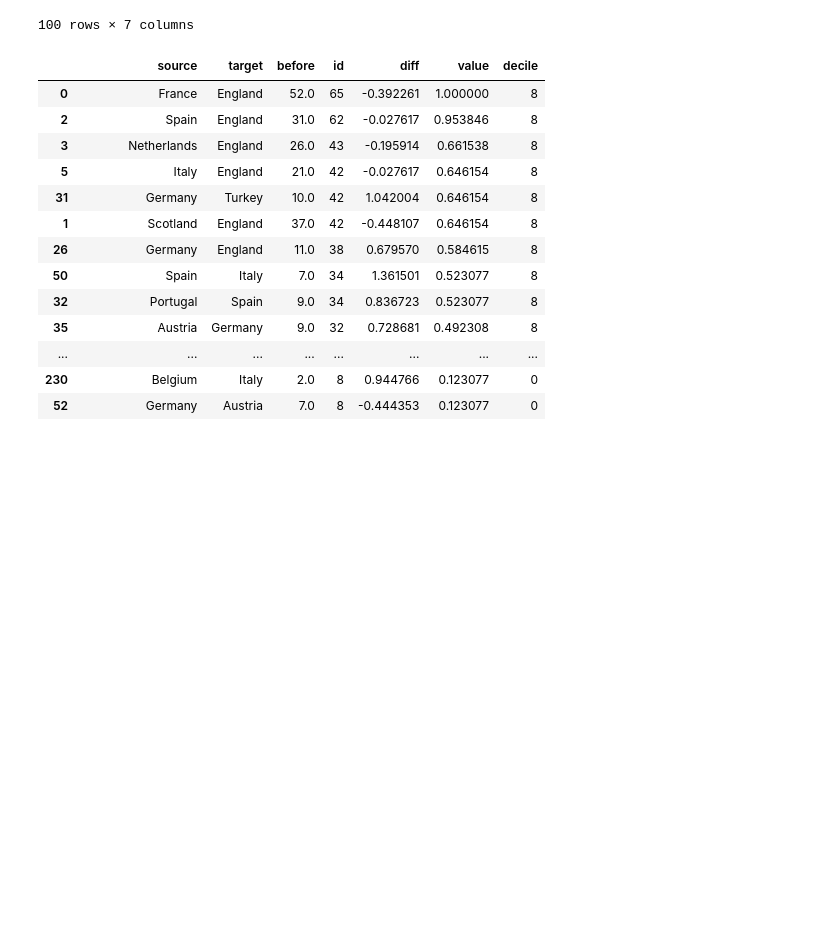
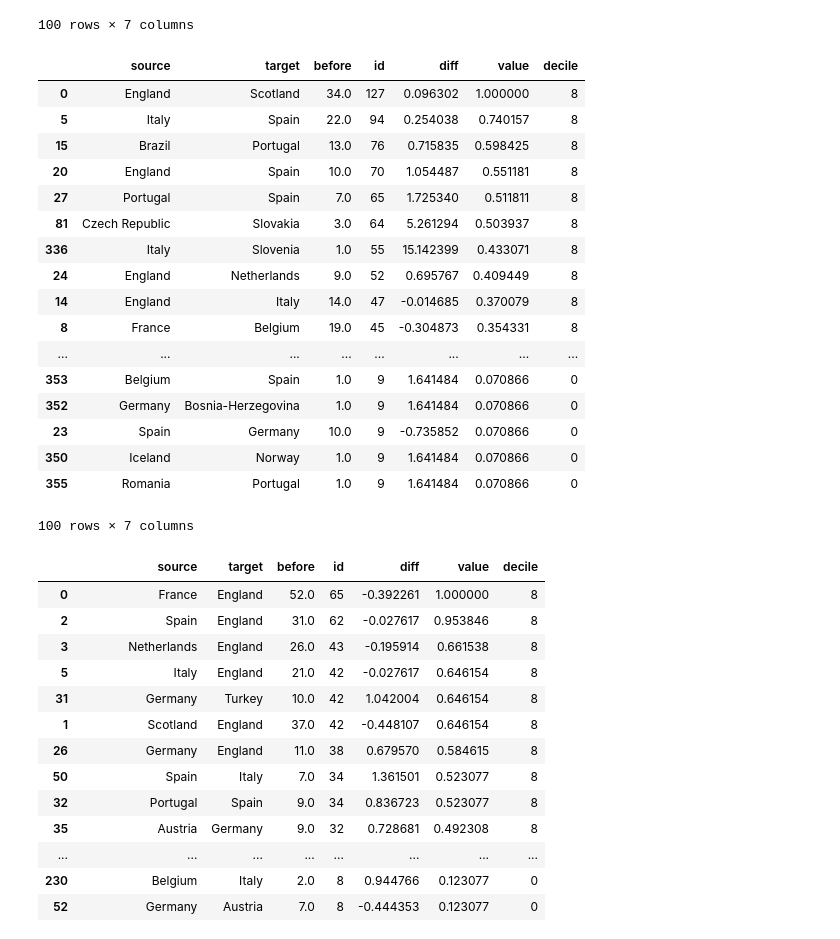
Before and after one commit to kebuhcah/soccer-history, a Jupyter notebook: notebooks/force_graph.ipynb, the cells around one changed output. Drawn from its saved outputs; the diff is of its cells as text; code cells hidden in the pictures; blank space fills up the shorter version.

Commit message:
graphs of loans

```diff
--- a/notebooks/force_graph.ipynb
+++ b/notebooks/force_graph.ipynb
@@ -76,6 +104,47 @@ s
 | 63 | Germany | Switzerland | 32.0 | 38 | -0.414791 | 0.184466 | 0 |
 | 64 | Romania | Hungary | 32.0 | 38 | -0.414791 | 0.184466 | 0 |
 100 rows × 7 columns
+# %%
+big5leagues=['GB1','FR1','L1','IT1','ES1']
+#big5leagues=['ZYP1']
+big5ids=nonloans[(nonloans.fromLeague.isin(big5leagues))|(nonloans.toLeague.isin(big5leagues))].id
+t=nonloans[(nonloans.feeValue>0)&(nonloans.id.isin(big5ids))]
+t=loans
+#t=t[t.feeValue>0]
+s1=t[(t.fromCountry!=t.toCountry)&(t.season.between(2001,2005))].groupby(['fromCountry','toCountry']).count()[['id']].sort_values('id',ascending=False).reset_index()
+s2=t[(t.fromCountry!=t.toCountry)&(t.season.between(2011,2015))].groupby(['fromCountry','toCountry']).count()[['id']].sort_values('id',ascending=False).reset_index()
+#s.groupby('toCountry').apply(lambda x:x[:5]).reset_index(drop=True).sort_values('id',ascending=False).reset_index(drop=True)
+#s['cumpct']=s['id'].cumsum()/s['id'].sum()
+
+s=s1.rename(columns={'id':'before'}).merge(s2,how='right').sort_values('id',ascending=False).fillna(1)
+s=s[:100]
+s['diff']=((s['id']/s['id'].sum())-(s['before']/s['before'].sum()))/((s['before']/s['before'].sum()))
+#s['diff']=((s['id'])-(s['before']))/((s['before']))
+s=s.sort_values('id',ascending=False)
+s['value']=s.id/s.id.max()
+s['decile']=pd.qcut(s.id, 5,labels=False)*2
+s=s.rename(columns={'fromCountry':'source','toCountry':'target'})
+s.to_csv('../html/loan_change.csv',index=False)
+s
+# %% [output]
+|  | source | target | before | id | diff | value | decile |
+| 0 | England | Scotland | 34.0 | 127 | 0.096302 | 1.000000 | 8 |
+| 5 | Italy | Spain | 22.0 | 94 | 0.254038 | 0.740157 | 8 |
+| 15 | Brazil | Portugal | 13.0 | 76 | 0.715835 | 0.598425 | 8 |
+| 20 | England | Spain | 10.0 | 70 | 1.054487 | 0.551181 | 8 |
+| 27 | Portugal | Spain | 7.0 | 65 | 1.725340 | 0.511811 | 8 |
+| 81 | Czech Republic | Slovakia | 3.0 | 64 | 5.261294 | 0.503937 | 8 |
+| 336 | Italy | Slovenia | 1.0 | 55 | 15.142399 | 0.433071 | 8 |
+| 24 | England | Netherlands | 9.0 | 52 | 0.695767 | 0.409449 | 8 |
+| 14 | England | Italy | 14.0 | 47 | -0.014685 | 0.370079 | 8 |
+| 8 | France | Belgium | 19.0 | 45 | -0.304873 | 0.354331 | 8 |
+| ... | ... | ... | ... | ... | ... | ... | ... |
+| 353 | Belgium | Spain | 1.0 | 9 | 1.641484 | 0.070866 | 0 |
+| 352 | Germany | Bosnia-Herzegovina | 1.0 | 9 | 1.641484 | 0.070866 | 0 |
+| 23 | Spain | Germany | 10.0 | 9 | -0.735852 | 0.070866 | 0 |
+| 350 | Iceland | Norway | 1.0 | 9 | 1.641484 | 0.070866 | 0 |
+| 355 | Romania | Portugal | 1.0 | 9 | 1.641484 | 0.070866 | 0 |
+100 rows × 7 columns
 # %%
 big5leagues=['GB1','FR1','L1','IT1','ES1']
 #big5leagues=['ZYP1']
```
Also changed, not shown: parts of 2 cells of this notebook, 4 other files.
